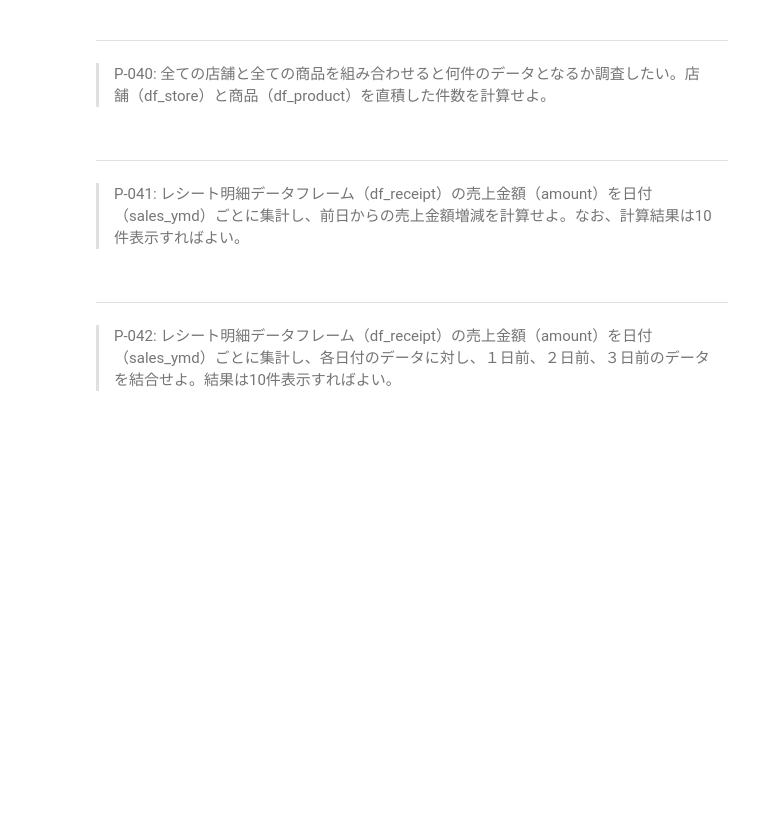
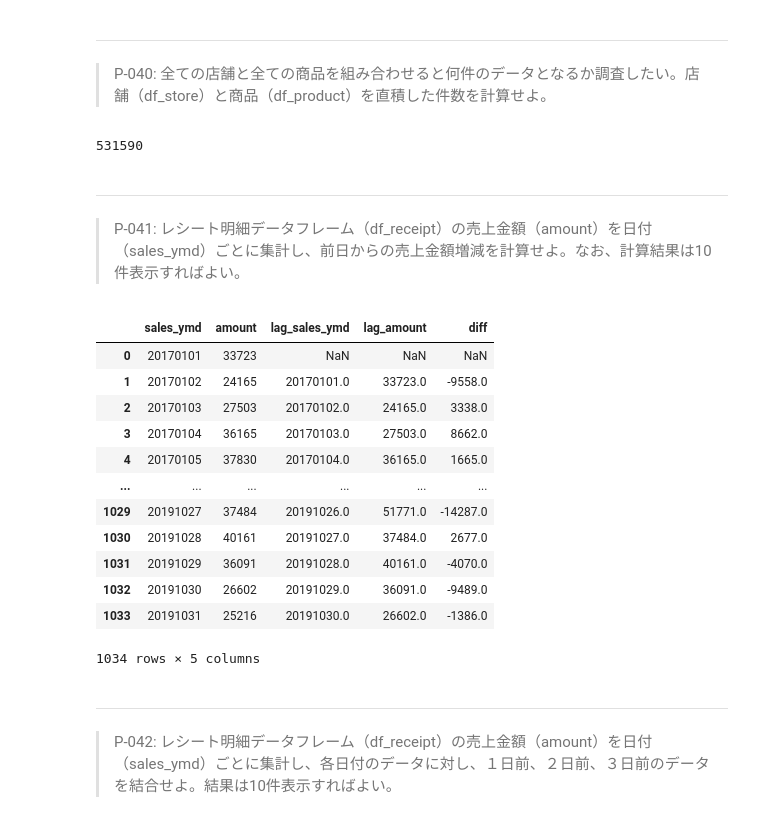
Before and after one commit to jackfrostwillbeking/100knocks-preprocess, a Jupyter notebook: docker/work/preprocess_knock_Python.ipynb, the cells around one changed output. Drawn from its saved outputs; the diff is of its cells as text; code cells hidden in the pictures; blank space fills up the shorter version.

```diff
--- a/docker/work/preprocess_knock_Python.ipynb
+++ b/docker/work/preprocess_knock_Python.ipynb
@@ -672,9 +701,38 @@ pd.merge( tmp_df_customer['customer_id'],tmp_df_receipt, how='left', on='custome
 # %% [markdown]
 ---
 > P-040: 全ての店舗と全ての商品を組み合わせると何件のデータとなるか調査したい。店舗（df_store）と商品（df_product）を直積した件数を計算せよ。
+# %%
+df_product['key']=0
+df_store['key']=0
+len(df_store)*len(df_product)
+# len(pd.merge(df_store,df_product, how='outer', on='key'))
+# %% [output]
+531590
 # %% [markdown]
 ---
 > P-041: レシート明細データフレーム（df_receipt）の売上金額（amount）を日付（sales_ymd）ごとに集計し、前日からの売上金額増減を計算せよ。なお、計算結果は10件表示すればよい。
+# %%
+base = df_receipt.groupby('sales_ymd').amount.sum().reset_index()
+shift=base.shift().copy()
+res = pd.concat([base,shift],axis=1)
+res.columns = ['sales_ymd','amount','lag_sales_ymd','lag_amount']
+# res
+res['diff'] = res['amount'] - res['lag_amount']
+res
+# %% [output]
+|  | sales_ymd | amount | lag_sales_ymd | lag_amount | diff |
+| 0 | 20170101 | 33723 | NaN | NaN | NaN |
+| 1 | 20170102 | 24165 | 20170101.0 | 33723.0 | -9558.0 |
+| 2 | 20170103 | 27503 | 20170102.0 | 24165.0 | 3338.0 |
+| 3 | 20170104 | 36165 | 20170103.0 | 27503.0 | 8662.0 |
+| 4 | 20170105 | 37830 | 20170104.0 | 36165.0 | 1665.0 |
+| ... | ... | ... | ... | ... | ... |
+| 1029 | 20191027 | 37484 | 20191026.0 | 51771.0 | -14287.0 |
+| 1030 | 20191028 | 40161 | 20191027.0 | 37484.0 | 2677.0 |
+| 1031 | 20191029 | 36091 | 20191028.0 | 40161.0 | -4070.0 |
+| 1032 | 20191030 | 26602 | 20191029.0 | 36091.0 | -9489.0 |
+| 1033 | 20191031 | 25216 | 20191030.0 | 26602.0 | -1386.0 |
+1034 rows × 5 columns
 # %% [markdown]
 ---
 > P-042: レシート明細データフレーム（df_receipt）の売上金額（amount）を日付（sales_ymd）ごとに集計し、各日付のデータに対し、１日前、２日前、３日前のデータを結合せよ。結果は10件表示すればよい。
```
Also changed, not shown: parts of 5 cells of this notebook.
